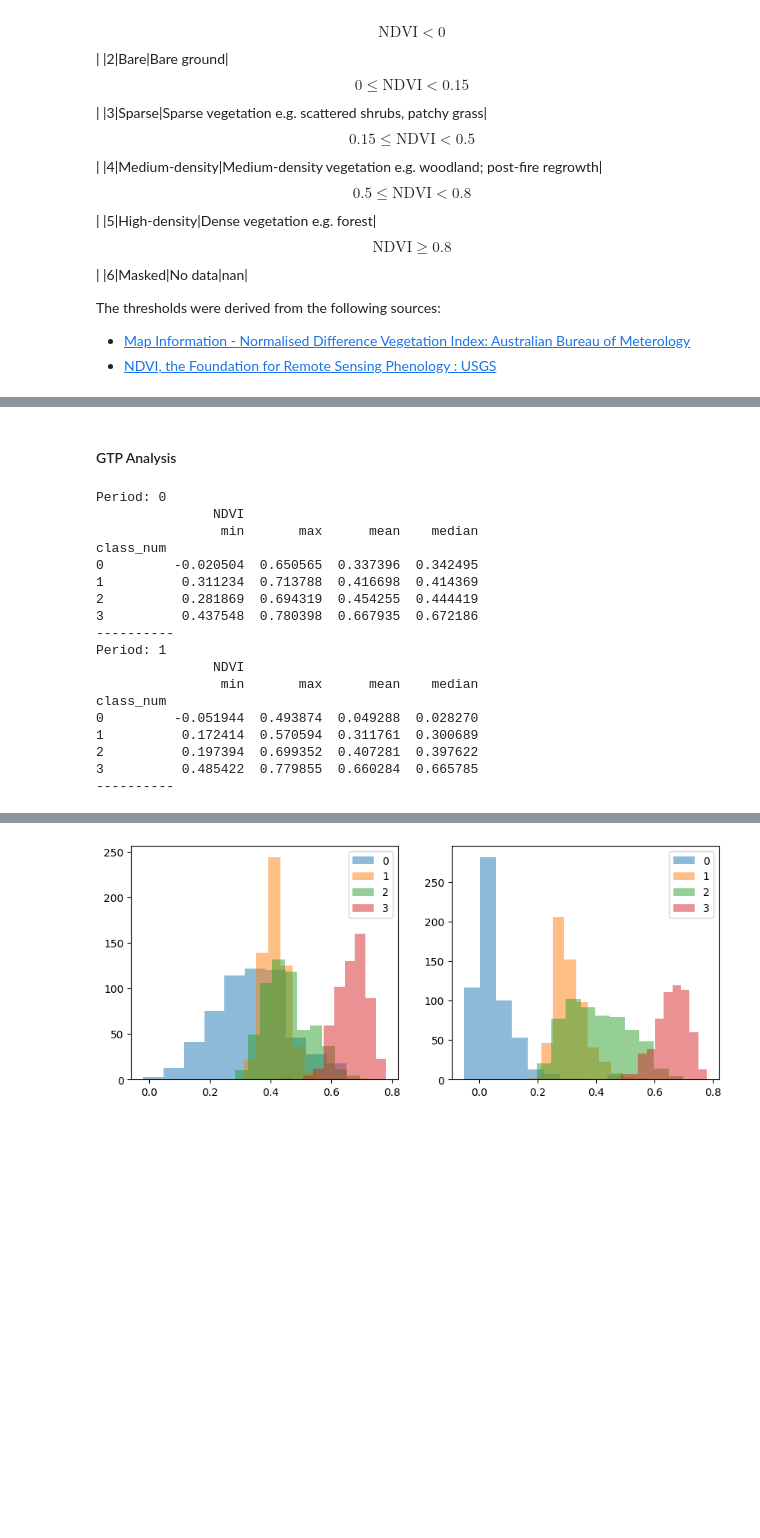
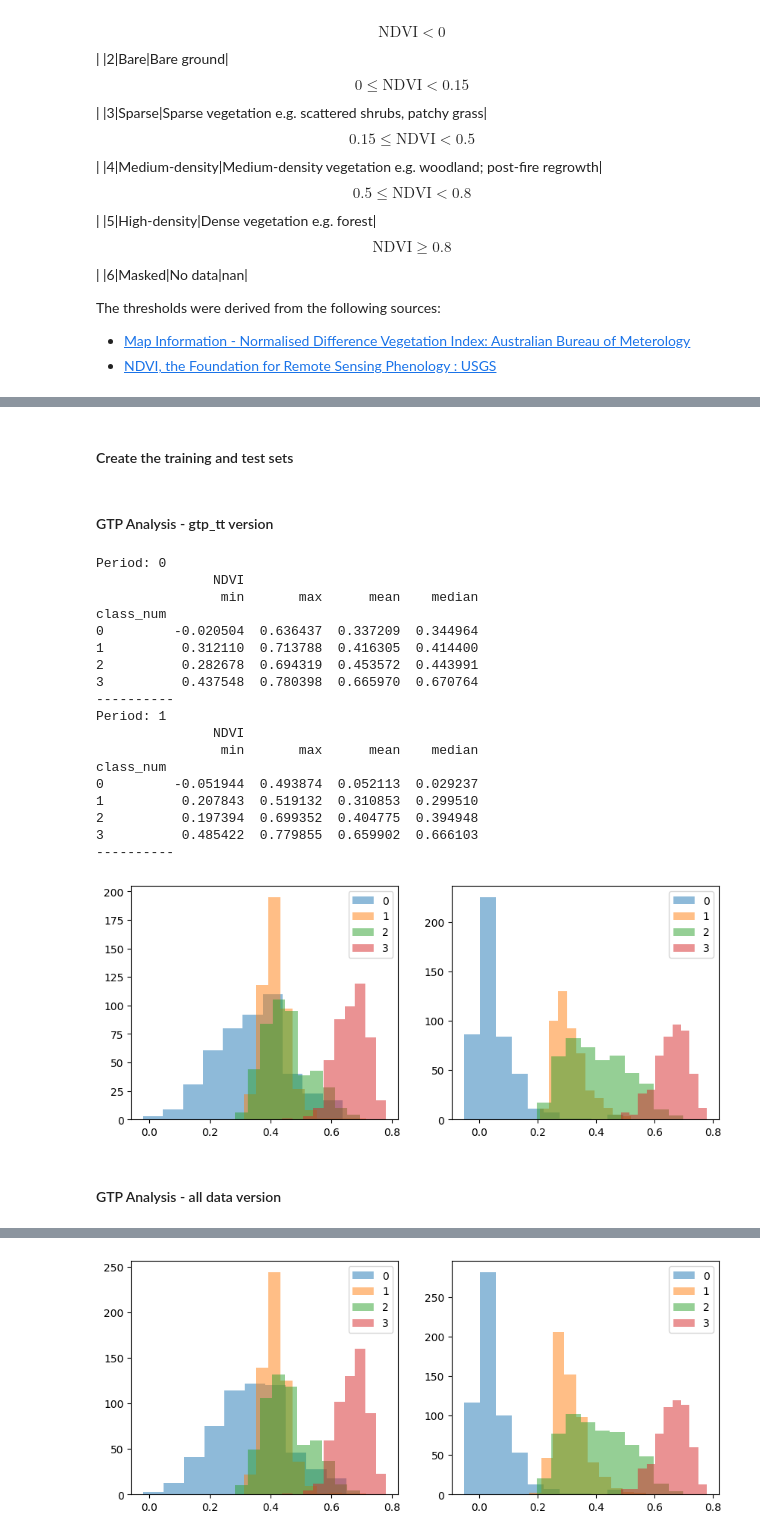
Before and after one commit to mjdear68/Traprock_KBA_Change_Detection, a Jupyter notebook: nbk/class_data_prep.ipynb, the cells around one changed output, grey strips where cells are left out. Drawn from its saved outputs; the diff is of its cells as text; code cells hidden in the pictures; blank space fills up the shorter version.

```diff
--- a/nbk/class_data_prep.ipynb
+++ b/nbk/class_data_prep.ipynb
@@ -225,0 +233,9 @@ The thresholds were derived from the following sources:
+# %%
+X = [gdf['NDVI'] for gdf in gtp_equal]
+y = [gdf[y_var] for gdf in gtp_equal]
+# %%
+for i in [0,1]:
+    print('Period:', i)
+    print(X[i][:5])
+    print(y[i][:5])
+    print('----------')
@@ -226,27 +260,46 @@ The thresholds were derived from the following sources:
+# %% [markdown]
+#### Create the training and test sets
+# %%
+gtp_tt = [train_test_split(X[i], y[i], test_size=0.2, random_state=random_state) for i in [0,1]]
 # %% [markdown]
-#### GTP Analysis
+#### GTP Analysis - gtp_tt version
 # %%
 # Summarise by Class
 for i in [0,1]:
     print('Period:', i)
-    print(gtp_equal[i].groupby('class_num').agg({'NDVI':['min','max','mean','median']}))
+    df = pd.DataFrame(data={'NDVI':gtp_tt[i][0],
+                           'class_num':gtp_tt[i][2]['class_num']})
+    print(df.groupby('class_num').agg({'NDVI':['min','max','mean','median']}))
     print('----------')
 # %% [output]
 Period: 0
                NDVI
                 min       max      mean    median
 class_num
-0         -0.020504  0.650565  0.337396  0.342495
-1          0.311234  0.713788  0.416698  0.414369
-2          0.281869  0.694319  0.454255  0.444419
-3          0.437548  0.780398  0.667935  0.672186
+0         -0.020504  0.636437  0.337209  0.344964
+1          0.312110  0.713788  0.416305  0.414400
+2          0.282678  0.694319  0.453572  0.443991
+3          0.437548  0.780398  0.665970  0.670764
 ----------
 Period: 1
                NDVI
                 min       max      mean    median
 class_num
-0         -0.051944  0.493874  0.049288  0.028270
-1          0.172414  0.570594  0.311761  0.300689
-2          0.197394  0.699352  0.407281  0.397622
-3          0.485422  0.779855  0.660284  0.665785
+0         -0.051944  0.493874  0.052113  0.029237
+1          0.207843  0.519132  0.310853  0.299510
+2          0.197394  0.699352  0.404775  0.394948
+3          0.485422  0.779855  0.659902  0.666103
 ----------
+# %%
+fig, axes = plt.subplots(1,2, figsize=(10,4))
+
+for i in [0,1]:
+    cl_nums = np.sort(gtp_tt[i][2]['class_num'].unique())
+    for cl in cl_nums:
+        axes[i].hist(gtp_tt[i][0][gtp_tt[i][2]['class_num']==cl], alpha=0.5)
+
+    axes[i].legend(cl_nums)
+# %% [output]
+[figure, added]
+# %% [markdown]
+#### GTP Analysis - all data version
```
Also changed, not shown: parts of 15 cells of this notebook.
